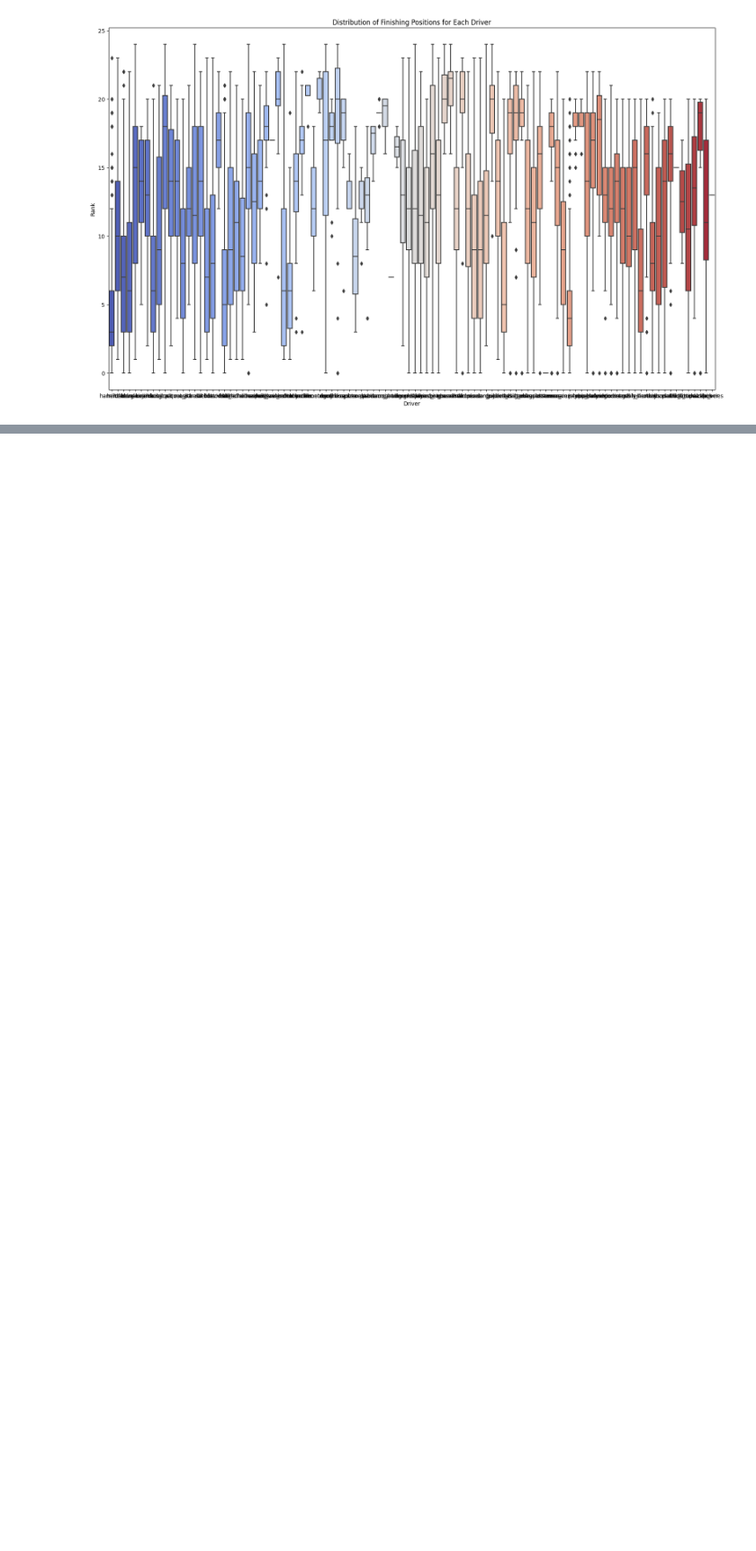
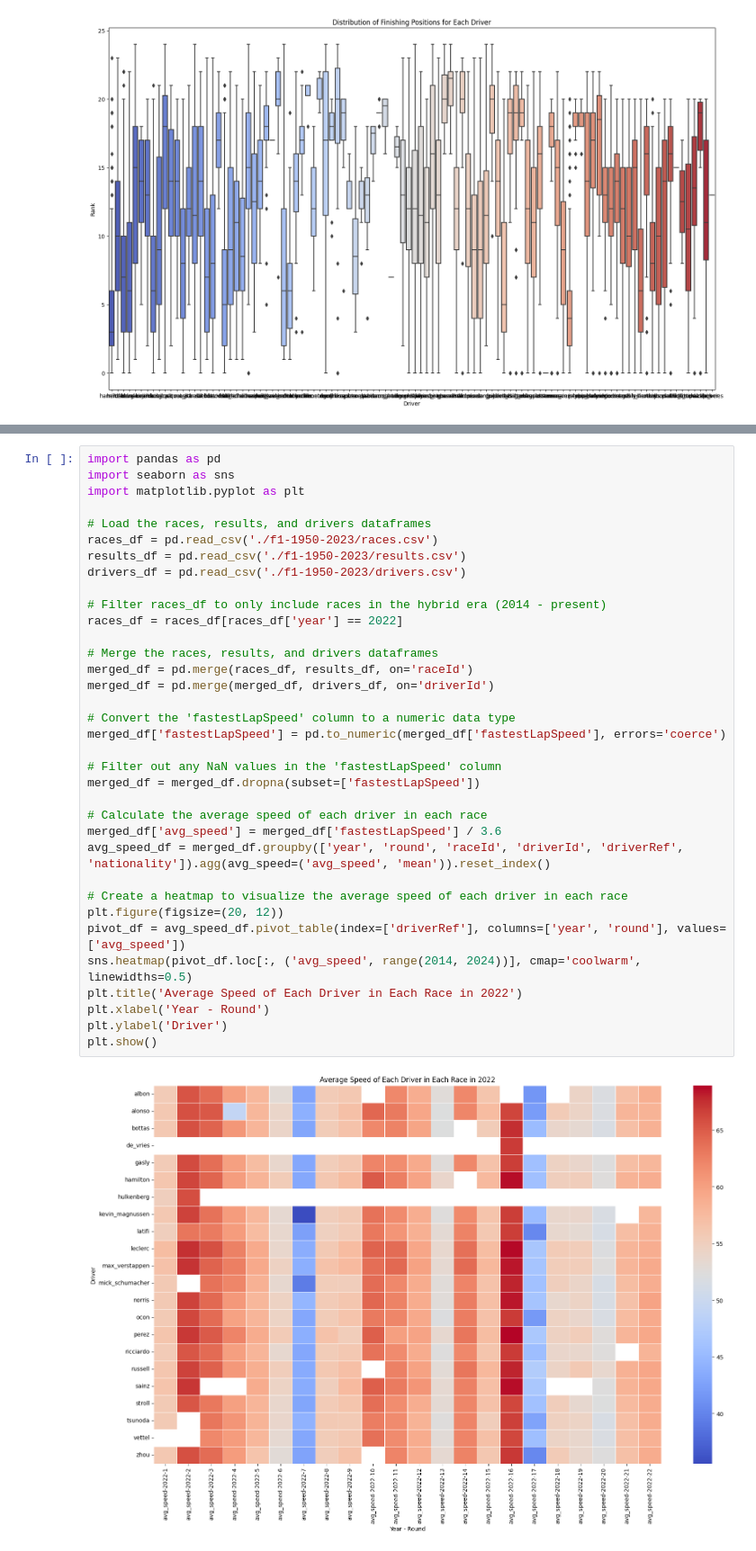
Before and after one commit to ESPersonnel/Lux-Dev-Data-Science, a Jupyter notebook: week-4/F1-EDA.ipynb, the cells around one changed output, grey strips where cells are left out. Shown at 90% size. Cells and saved outputs as stored; diff of their text form; blank space fills up the shorter version.

```diff
--- a/week-4/F1-EDA.ipynb
+++ b/week-4/F1-EDA.ipynb
@@ -73,0 +137,37 @@ KeyError: 'year'
+# %%
+import pandas as pd
+import seaborn as sns
+import matplotlib.pyplot as plt
+
+# Load the races, results, and drivers dataframes
+races_df = pd.read_csv('./f1-1950-2023/races.csv')
+results_df = pd.read_csv('./f1-1950-2023/results.csv')
+drivers_df = pd.read_csv('./f1-1950-2023/drivers.csv')
+
+# Filter races_df to only include races in the hybrid era (2014 - present)
+races_df = races_df[races_df['year'] == 2022]
+
+# Merge the races, results, and drivers dataframes
+merged_df = pd.merge(races_df, results_df, on='raceId')
+merged_df = pd.merge(merged_df, drivers_df, on='driverId')
+
+# Convert the 'fastestLapSpeed' column to a numeric data type
+merged_df['fastestLapSpeed'] = pd.to_numeric(merged_df['fastestLapSpeed'], errors='coerce')
+
+# Filter out any NaN values in the 'fastestLapSpeed' column
+merged_df = merged_df.dropna(subset=['fastestLapSpeed'])
+
+# Calculate the average speed of each driver in each race
+merged_df['avg_speed'] = merged_df['fastestLapSpeed'] / 3.6
+avg_speed_df = merged_df.groupby(['year', 'round', 'raceId', 'driverId', 'driverRef', 'nationality']).agg(avg_speed=('avg_speed', 'mean')).reset_index()
+
+# Create a heatmap to visualize the average speed of each driver in each race
+plt.figure(figsize=(20, 12))
+pivot_df = avg_speed_df.pivot_table(index=['driverRef'], columns=['year', 'round'], values=['avg_speed'])
+sns.heatmap(pivot_df.loc[:, ('avg_speed', range(2014, 2024))], cmap='coolwarm', linewidths=0.5)
+plt.title('Average Speed of Each Driver in Each Race in 2022')
+plt.xlabel('Year - Round')
+plt.ylabel('Driver')
+plt.show()
+# %% [output]
+[figure, added]
```
Also changed, not shown: parts of 8 cells of this notebook.
